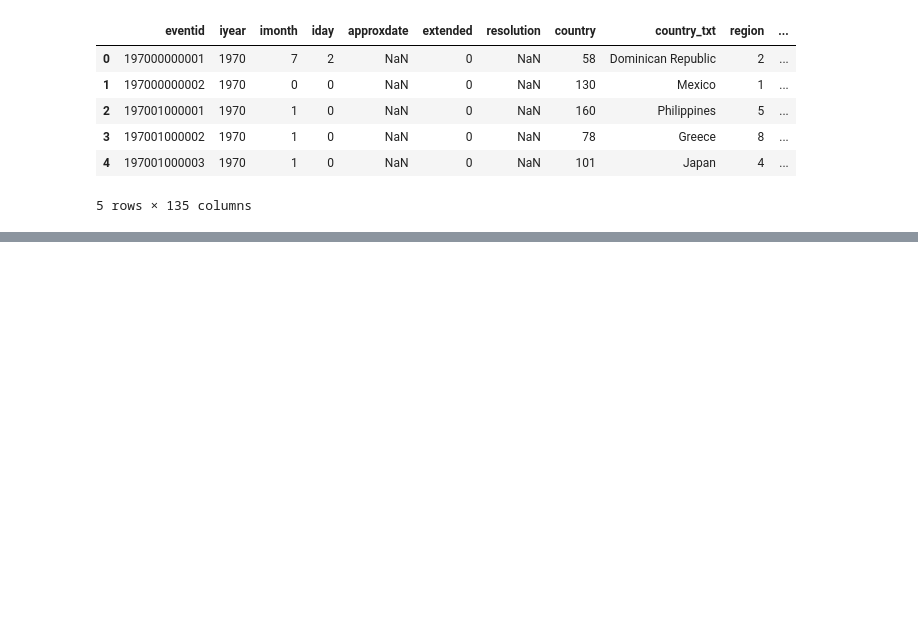
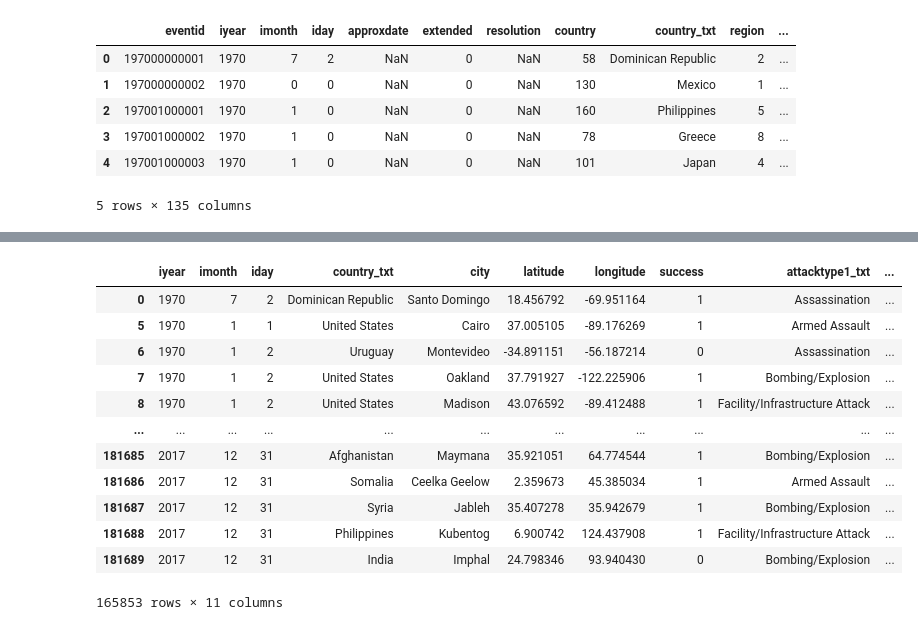
Before and after one commit to fas38/Terrorist-attack-success-Prediction, a Jupyter notebook: main.ipynb, the cells around one changed output, grey strips where cells are left out. Cells and saved outputs as stored; diff of their text form; code cells hidden in the pictures; blank space fills up the shorter version.

```diff
--- a/main.ipynb
+++ b/main.ipynb
@@ -60,0 +267,20 @@ df.head()
+# %%
+
+columns = ['iyear', 'imonth', 'iday', 'country_txt', 'city', 'latitude', 'longitude', 'success', 'attacktype1_txt', 'targtype1_txt', 'targsubtype1_txt']
+df = df[columns]
+df = df[(df[['iyear','imonth', 'iday']] != 0).all(axis=1)]
+df.dropna()
+# %% [output]
+|  | iyear | imonth | iday | country_txt | city | latitude | longitude | success | attacktype1_txt | ... |
+| 0 | 1970 | 7 | 2 | Dominican Republic | Santo Domingo | 18.456792 | -69.951164 | 1 | Assassination | ... |
+| 5 | 1970 | 1 | 1 | United States | Cairo | 37.005105 | -89.176269 | 1 | Armed Assault | ... |
+| 6 | 1970 | 1 | 2 | Uruguay | Montevideo | -34.891151 | -56.187214 | 0 | Assassination | ... |
+| 7 | 1970 | 1 | 2 | United States | Oakland | 37.791927 | -122.225906 | 1 | Bombing/Explosion | ... |
+| 8 | 1970 | 1 | 2 | United States | Madison | 43.076592 | -89.412488 | 1 | Facility/Infrastructure Attack | ... |
+| ... | ... | ... | ... | ... | ... | ... | ... | ... | ... | ... |
+| 181685 | 2017 | 12 | 31 | Afghanistan | Maymana | 35.921051 | 64.774544 | 1 | Bombing/Explosion | ... |
+| 181686 | 2017 | 12 | 31 | Somalia | Ceelka Geelow | 2.359673 | 45.385034 | 1 | Armed Assault | ... |
+| 181687 | 2017 | 12 | 31 | Syria | Jableh | 35.407278 | 35.942679 | 1 | Bombing/Explosion | ... |
+| 181688 | 2017 | 12 | 31 | Philippines | Kubentog | 6.900742 | 124.437908 | 1 | Facility/Infrastructure Attack | ... |
+| 181689 | 2017 | 12 | 31 | India | Imphal | 24.798346 | 93.940430 | 0 | Bombing/Explosion | ... |
+165853 rows × 11 columns
```
Also changed, not shown: parts of 7 cells of this notebook.
